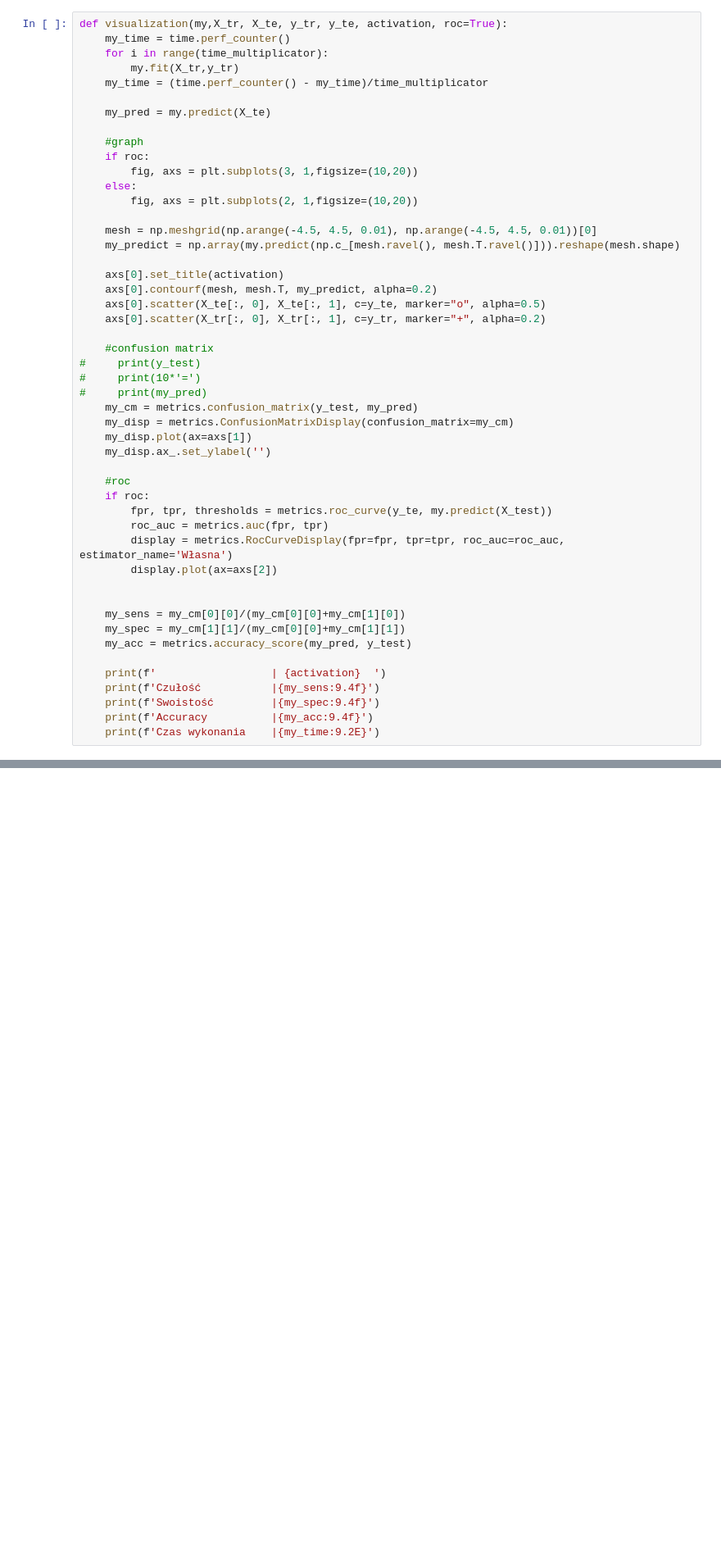
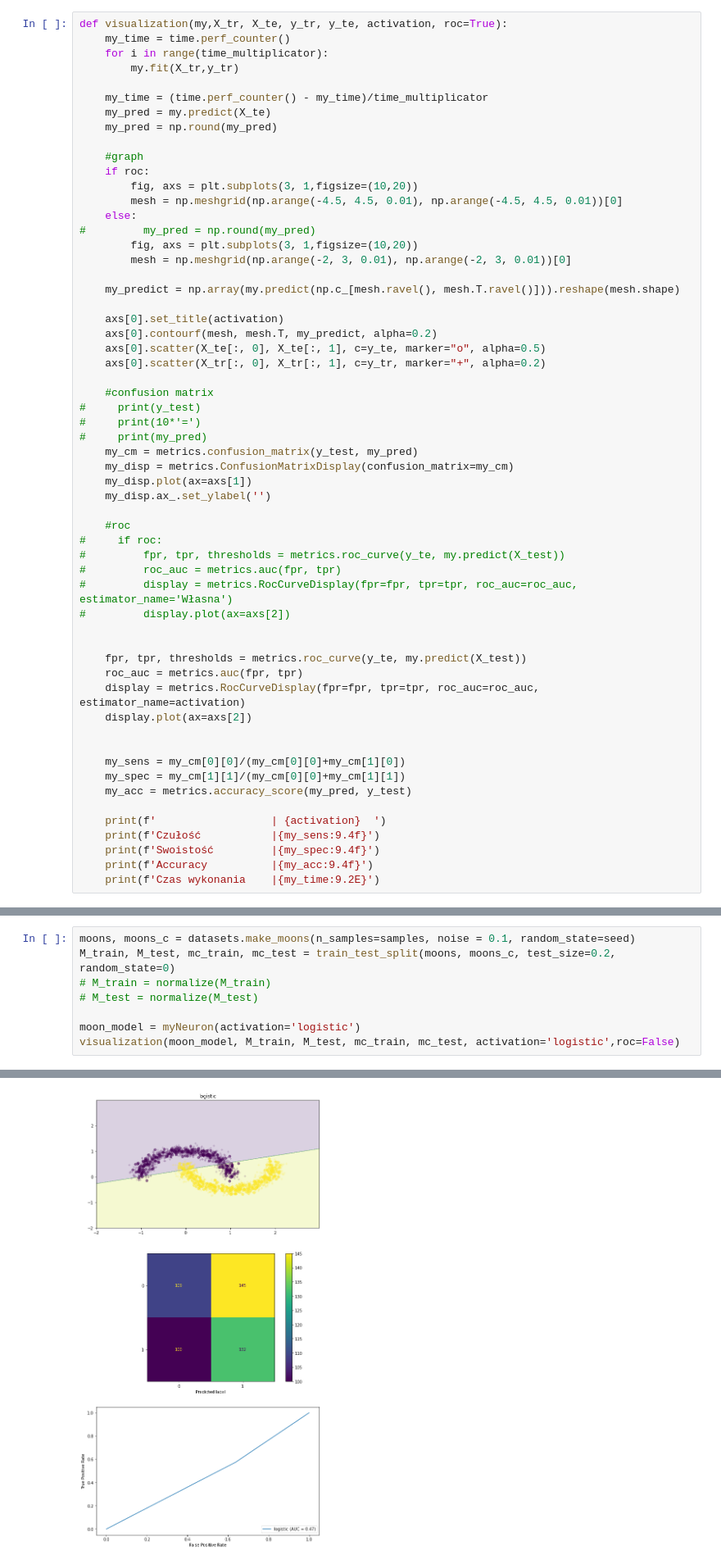
Before and after one commit to bmichas/PUM, a Jupyter notebook: Lab7_Neuron/PUM7.ipynb, the cells around one changed output, grey strips where cells are left out. Shown at 82% size. Drawn from its saved outputs; the diff is of its cells as text; blank space fills up the shorter version.

Commit message:
done neuron

```diff
--- a/Lab7_Neuron/PUM7.ipynb
+++ b/Lab7_Neuron/PUM7.ipynb
@@ -25,17 +25,20 @@ def visualization(my,X_tr, X_te, y_tr, y_te, activation, roc=True):
     my_time = time.perf_counter()
     for i in range(time_multiplicator):
         my.fit(X_tr,y_tr)
+
     my_time = (time.perf_counter() - my_time)/time_multiplicator
-
     my_pred = my.predict(X_te)
+    my_pred = np.round(my_pred)
 
     #graph
     if roc:
         fig, axs = plt.subplots(3, 1,figsize=(10,20))
+        mesh = np.meshgrid(np.arange(-4.5, 4.5, 0.01), np.arange(-4.5, 4.5, 0.01))[0]
     else:
-        fig, axs = plt.subplots(2, 1,figsize=(10,20))
+#         my_pred = np.round(my_pred)
+        fig, axs = plt.subplots(3, 1,figsize=(10,20))
+        mesh = np.meshgrid(np.arange(-2, 3, 0.01), np.arange(-2, 3, 0.01))[0]
 
-    mesh = np.meshgrid(np.arange(-4.5, 4.5, 0.01), np.arange(-4.5, 4.5, 0.01))[0]
     my_predict = np.array(my.predict(np.c_[mesh.ravel(), mesh.T.ravel()])).reshape(mesh.shape)
 
     axs[0].set_title(activation)
@@ -53,11 +56,17 @@ def visualization(my,X_tr, X_te, y_tr, y_te, activation, roc=True):
     my_disp.ax_.set_ylabel('')
 
     #roc
-    if roc:
-        fpr, tpr, thresholds = metrics.roc_curve(y_te, my.predict(X_test))
-        roc_auc = metrics.auc(fpr, tpr)
-        display = metrics.RocCurveDisplay(fpr=fpr, tpr=tpr, roc_auc=roc_auc, estimator_name='Własna')
-        display.plot(ax=axs[2])
+#     if roc:
+#         fpr, tpr, thresholds = metrics.roc_curve(y_te, my.predict(X_test))
+#         roc_auc = metrics.auc(fpr, tpr)
+#         display = metrics.RocCurveDisplay(fpr=fpr, tpr=tpr, roc_auc=roc_auc, estimator_name='Własna')
+#         display.plot(ax=axs[2])
+
+
+    fpr, tpr, thresholds = metrics.roc_curve(y_te, my.predict(X_test))
+    roc_auc = metrics.auc(fpr, tpr)
+    display = metrics.RocCurveDisplay(fpr=fpr, tpr=tpr, roc_auc=roc_auc, estimator_name=activation)
+    display.plot(ax=axs[2])
 
 
     my_sens = my_cm[0][0]/(my_cm[0][0]+my_cm[1][0])
@@ -236,0 +208,9 @@ Czas wykonania    | 5.06E-02
+# %%
+moons, moons_c = datasets.make_moons(n_samples=samples, noise = 0.1, random_state=seed)
+M_train, M_test, mc_train, mc_test = train_test_split(moons, moons_c, test_size=0.2, random_state=0)
+# M_train = normalize(M_train)
+# M_test = normalize(M_test)
+
+moon_model = myNeuron(activation='logistic')
+visualization(moon_model, M_train, M_test, mc_train, mc_test, activation='logistic',roc=False)
+# %% [output]
@@ -236,0 +222 @@ Czas wykonania    | 5.06E-02
+[figure, added]
```
Also changed, not shown: parts of 8 cells of this notebook, 3 other files.
